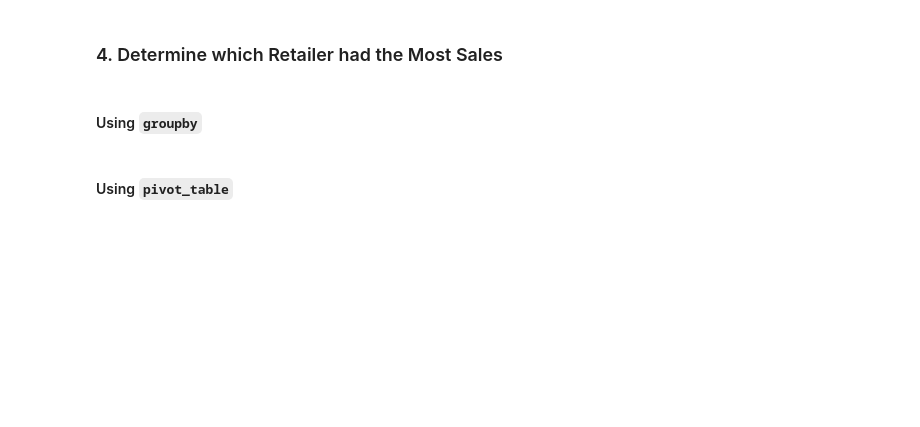
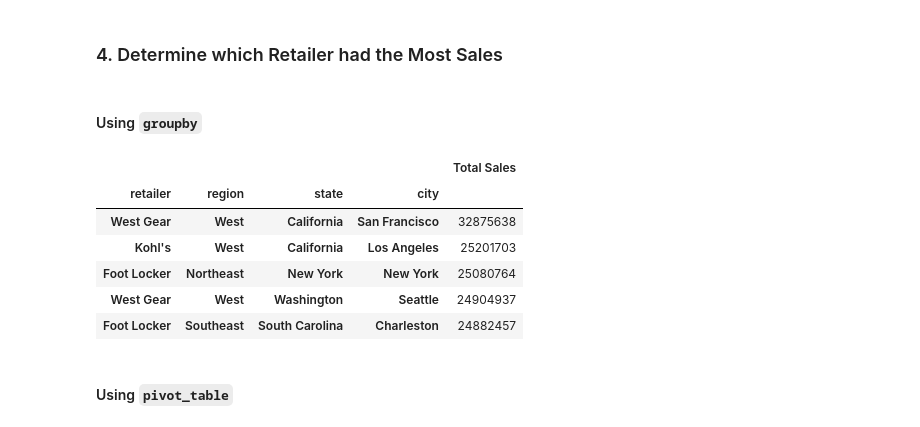
Before and after one commit to afine5/athletic_sales_analysis, a Jupyter notebook: athletic_sales_analysis.ipynb, the cells around one changed output. Drawn from its saved outputs; the diff is of its cells as text; code cells hidden in the pictures; blank space fills up the shorter version.

Commit message:
finished through 4 of groupby and pivot table exercises

```diff
--- a/athletic_sales_analysis.ipynb
+++ b/athletic_sales_analysis.ipynb
@@ -218,13 +218,15 @@ total_products_sold_df.sort_values(by=(['Total_Products_Sold']), ascending=False
 #### Using `pivot_table`
 # %%
 # Show the number products sold for region, state, and city.
-
+pivot_total_products_sold_df = combined_sales_df.pivot_table(index=['region', 'state', 'city'],
+                                                             values=['units_sold'],
+                                                             aggfunc='sum')
 
 # Rename the "units_sold" column to "Total_Products_Sold"
-combined_sales_df.rename(columns={'units_sold': 'Total_Products_Sold'}, inplace=True)
+pivot_total_products_sold_df.rename(columns={'units_sold': 'Total_Products_Sold'}, inplace=True)
 
 # Show the top 5 results.
-total_products_sold_df.sort_values(by=(['Total_Products_Sold']), ascending=True).head()
+pivot_total_products_sold_df.sort_values(by=(['Total_Products_Sold']), ascending=False).head()
 # %% [output]
 |  |  |  | Total_Products_Sold |
 | region | state | city |  |
@@ -262,8 +282,24 @@ total_products_sold_df.sort_values(by=(['Total_Products_Sold']), ascending=True)
 # %%
 # Show the total sales for the products sold for each retailer, region, state, and city.
 # Rename the "total_sales" column to "Total Sales"
+Total_sales_prods_sold_df = combined_sales_df.groupby(['retailer', 'region', 'state', 'city']).agg({
+    'total_sales': 'sum',
+    'units_sold': 'sum'
+})
+
+Total_sales_prods_sold_df['Total Sales'] = Total_sales_prods_sold_df['total_sales'] + Total_sales_prods_sold_df['units_sold']
+Total_sales_prods_sold_df.drop(columns=['total_sales', 'units_sold'], inplace=True)
 
 
-# Show the top 5 results.
+# Sort the DataFrame by 'Total_Sales' in descending order and display the top 5 results
+Total_sales_prods_sold_df.sort_values(by='Total Sales', ascending=False).head()
+# %% [output]
+|  |  |  |  | Total Sales |
+| retailer | region | state | city |  |
+| West Gear | West | California | San Francisco | 32875638 |
+| Kohl's | West | California | Los Angeles | 25201703 |
+| Foot Locker | Northeast | New York | New York | 25080764 |
+| West Gear | West | Washington | Seattle | 24904937 |
+| Foot Locker | Southeast | South Carolina | Charleston | 24882457 |
 # %% [markdown]
 #### Using `pivot_table`
```
Also changed, not shown: parts of 8 cells of this notebook.
